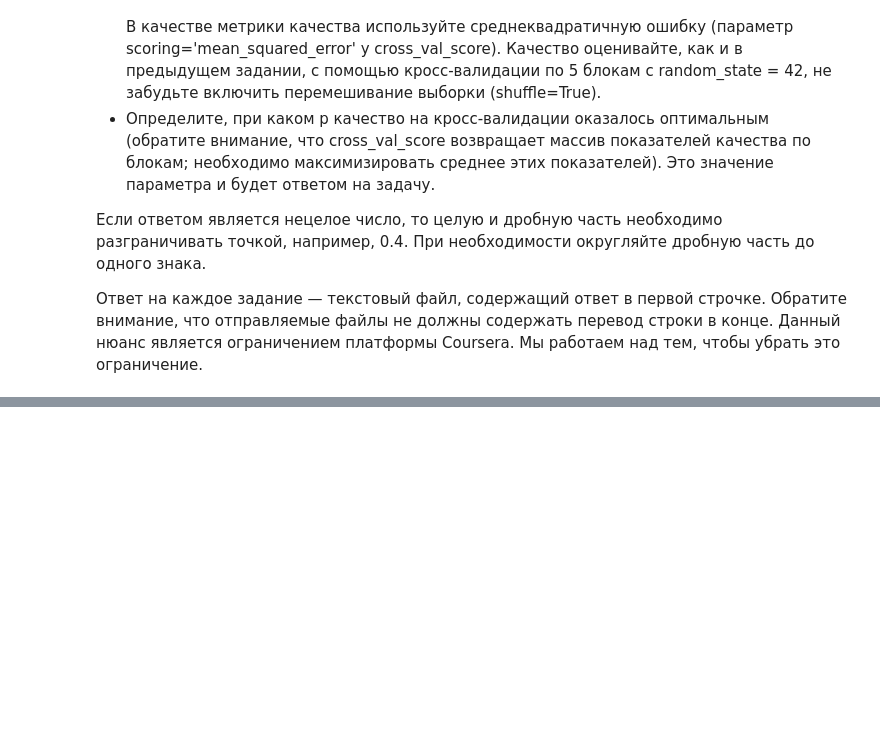
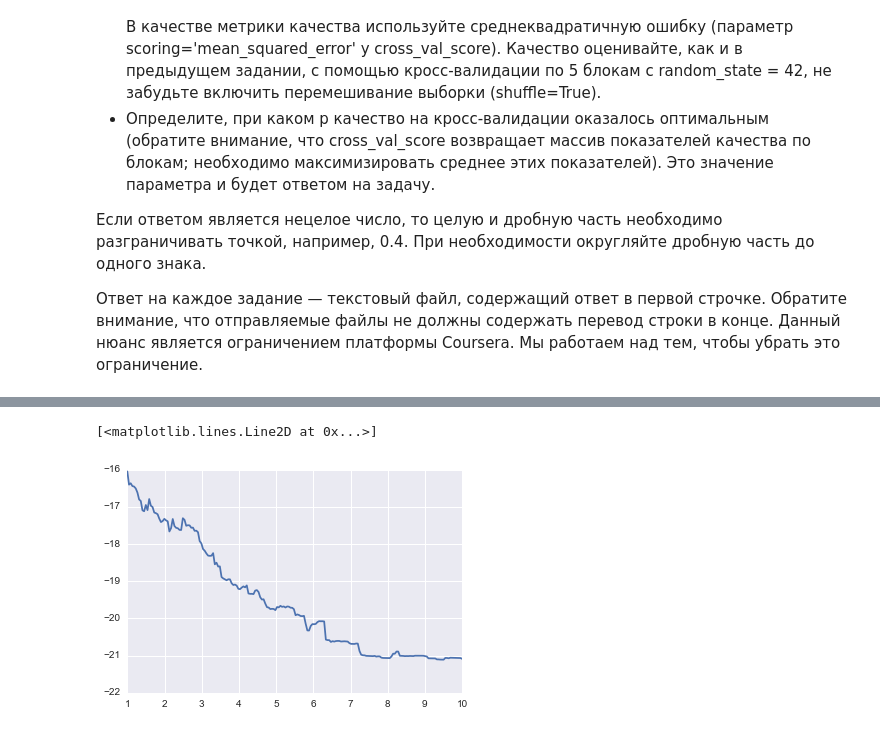
Before and after one commit to dmitryhd/courses, a Jupyter notebook: vorontsov/w02/metric-tuning.ipynb, the cells around one changed output, grey strips where cells are left out. Drawn from its saved outputs; the diff is of its cells as text; code cells hidden in the pictures; blank space fills up the shorter version.

```diff
--- a/vorontsov/w02/metric-tuning.ipynb
+++ b/vorontsov/w02/metric-tuning.ipynb
@@ -26,0 +84,6 @@ ValueError: arrays must all be same length
+# %%
+def run_knn(p):
+    cv = KFold(n = len(boston_target), n_folds = 5, shuffle = True, random_state = 42)
+    knn = KNeighborsRegressor(n_neighbors=5, weights='distance', metric='minkowski', p=p)
+    score = cross_val_score(estimator=knn, X=boston_data_scaled, y=boston_target, scoring='mean_squared_error', cv=cv)
+    return score.mean()
@@ -26,0 +96,6 @@ ValueError: arrays must all be same length
+# %%
+ps = np.linspace(1, 10, num=200)
+# %%
+res = [(run_knn(p), p) for p in ps]
+# %%
+res_df = pd.DataFrame(res)
@@ -26,0 +127,5 @@ ValueError: arrays must all be same length
+# %%
+plt.plot(res_df[1], res_df[0])
+# %% [output]
+[<matplotlib.lines.Line2D at 0x...>]
+[figure, added]
```
Also changed, not shown: parts of 15 cells of this notebook, 1 other file.
